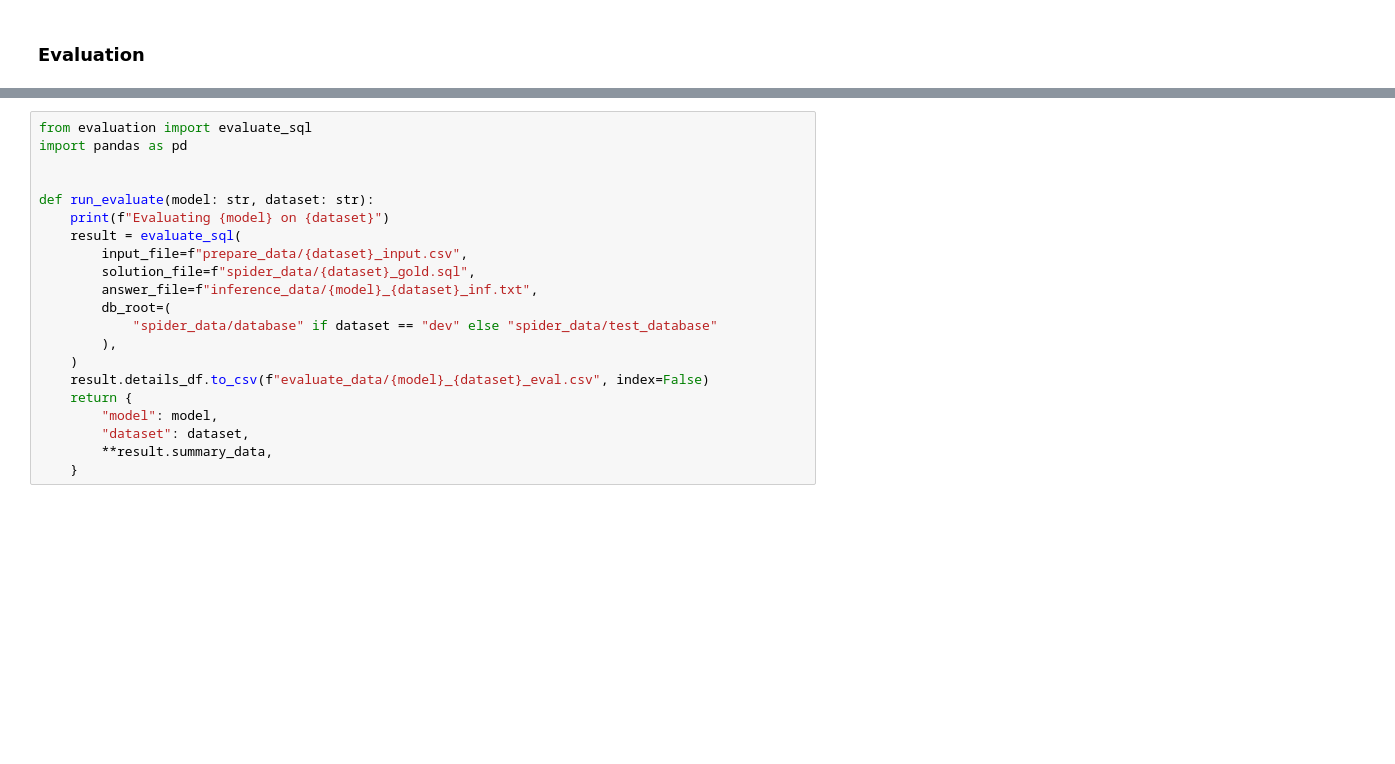
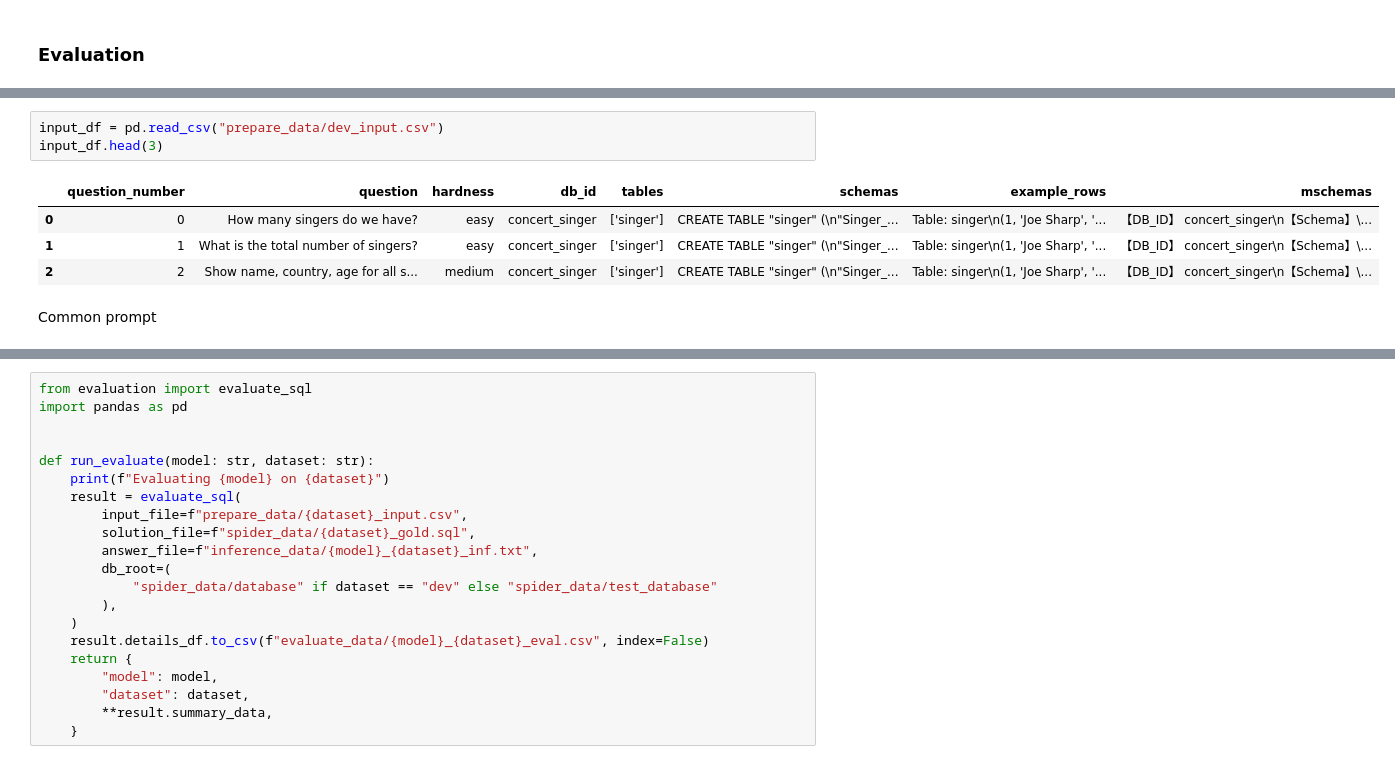
Before and after one commit to LanChuHoang/handsonllm, a Jupyter notebook: spider_test/evaluate.ipynb, the cells around one changed output, grey strips where cells are left out. Cells and saved outputs as stored; diff of their text form; blank space fills up the shorter version.

```diff
--- a/spider_test/evaluate.ipynb
+++ b/spider_test/evaluate.ipynb
@@ -143,0 +181,10 @@ display_report(report, report_title="Dataset Exploration")
+# %%
+input_df = pd.read_csv("prepare_data/dev_input.csv")
+input_df.head(3)
+# %% [output]
+|  | question_number | question | hardness | db_id | tables | schemas | example_rows | mschemas |
+| 0 | 0 | How many singers do we have? | easy | concert_singer | ['singer'] | CREATE TABLE "singer" (\n"Singer_... | Table: singer\n(1, 'Joe Sharp', '... | 【DB_ID】 concert_singer\n【Schema】\... |
+| 1 | 1 | What is the total number of singers? | easy | concert_singer | ['singer'] | CREATE TABLE "singer" (\n"Singer_... | Table: singer\n(1, 'Joe Sharp', '... | 【DB_ID】 concert_singer\n【Schema】\... |
+| 2 | 2 | Show name, country, age for all s... | medium | concert_singer | ['singer'] | CREATE TABLE "singer" (\n"Singer_... | Table: singer\n(1, 'Joe Sharp', '... | 【DB_ID】 concert_singer\n【Schema】\... |
+# %% [markdown]
+Common prompt
```
Also changed, not shown: parts of 5 cells of this notebook, 1 other file.
